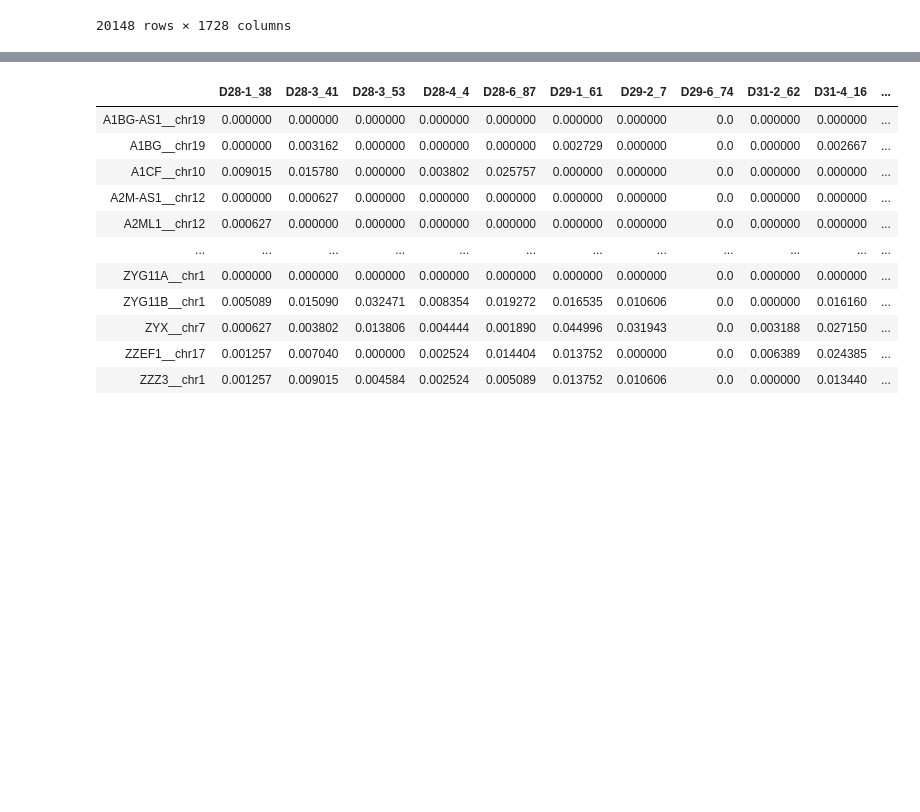
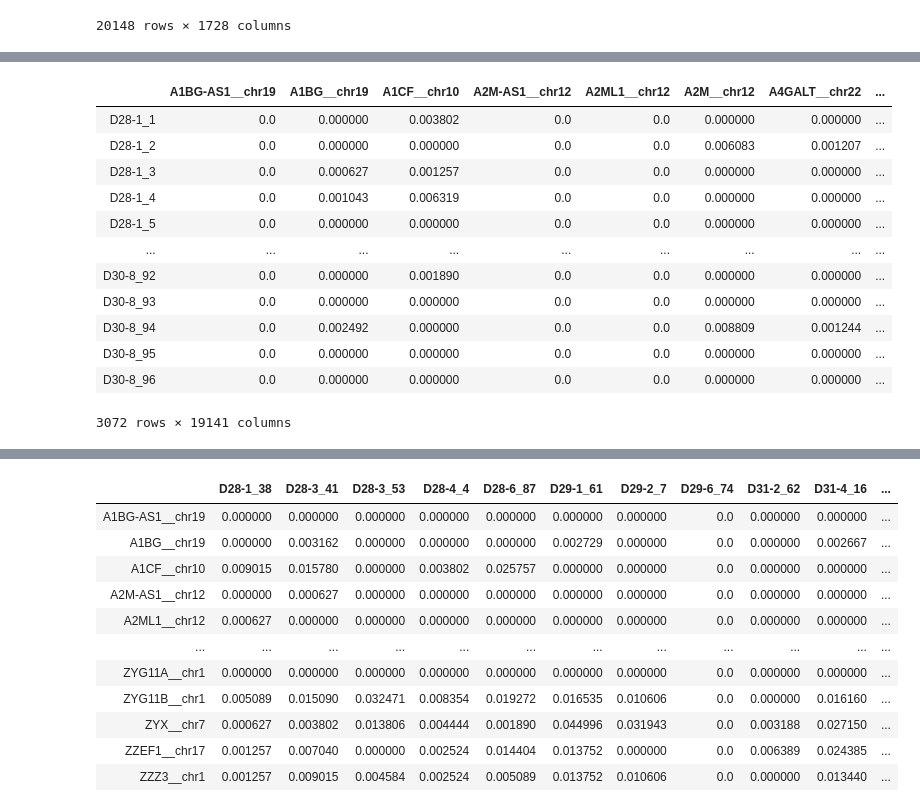
Before and after one commit to derrickliu8/Stat-697BD-Final-Project, a Jupyter notebook: fastMNN.ipynb, the cells around one changed output, grey strips where cells are left out. Cells and saved outputs as stored; diff of their text form; code cells hidden in the pictures; blank space fills up the shorter version.

```diff
--- a/fastMNN.ipynb
+++ b/fastMNN.ipynb
@@ -129,0 +203,19 @@ normalized_pancreas
+# %%
+normalized_pancreas_2_t= normalized_pancreas_2.transpose()
+y = np.array(["2"])
+normalized_pancreas_2_t['batch'] = np.repeat(y, [3072])
+normalized_pancreas_2_t
+# %% [output]
+|  | A1BG-AS1__chr19 | A1BG__chr19 | A1CF__chr10 | A2M-AS1__chr12 | A2ML1__chr12 | A2M__chr12 | A4GALT__chr22 | ... |
+| D28-1_1 | 0.0 | 0.000000 | 0.003802 | 0.0 | 0.0 | 0.000000 | 0.000000 | ... |
+| D28-1_2 | 0.0 | 0.000000 | 0.000000 | 0.0 | 0.0 | 0.006083 | 0.001207 | ... |
+| D28-1_3 | 0.0 | 0.000627 | 0.001257 | 0.0 | 0.0 | 0.000000 | 0.000000 | ... |
+| D28-1_4 | 0.0 | 0.001043 | 0.006319 | 0.0 | 0.0 | 0.000000 | 0.000000 | ... |
+| D28-1_5 | 0.0 | 0.000000 | 0.000000 | 0.0 | 0.0 | 0.000000 | 0.000000 | ... |
+| ... | ... | ... | ... | ... | ... | ... | ... | ... |
+| D30-8_92 | 0.0 | 0.000000 | 0.001890 | 0.0 | 0.0 | 0.000000 | 0.000000 | ... |
+| D30-8_93 | 0.0 | 0.000000 | 0.000000 | 0.0 | 0.0 | 0.000000 | 0.000000 | ... |
+| D30-8_94 | 0.0 | 0.002492 | 0.000000 | 0.0 | 0.0 | 0.008809 | 0.001244 | ... |
+| D30-8_95 | 0.0 | 0.000000 | 0.000000 | 0.0 | 0.0 | 0.000000 | 0.000000 | ... |
+| D30-8_96 | 0.0 | 0.000000 | 0.000000 | 0.0 | 0.0 | 0.000000 | 0.000000 | ... |
+3072 rows × 19141 columns
```
Also changed, not shown: parts of 27 cells of this notebook, 1 other file.
